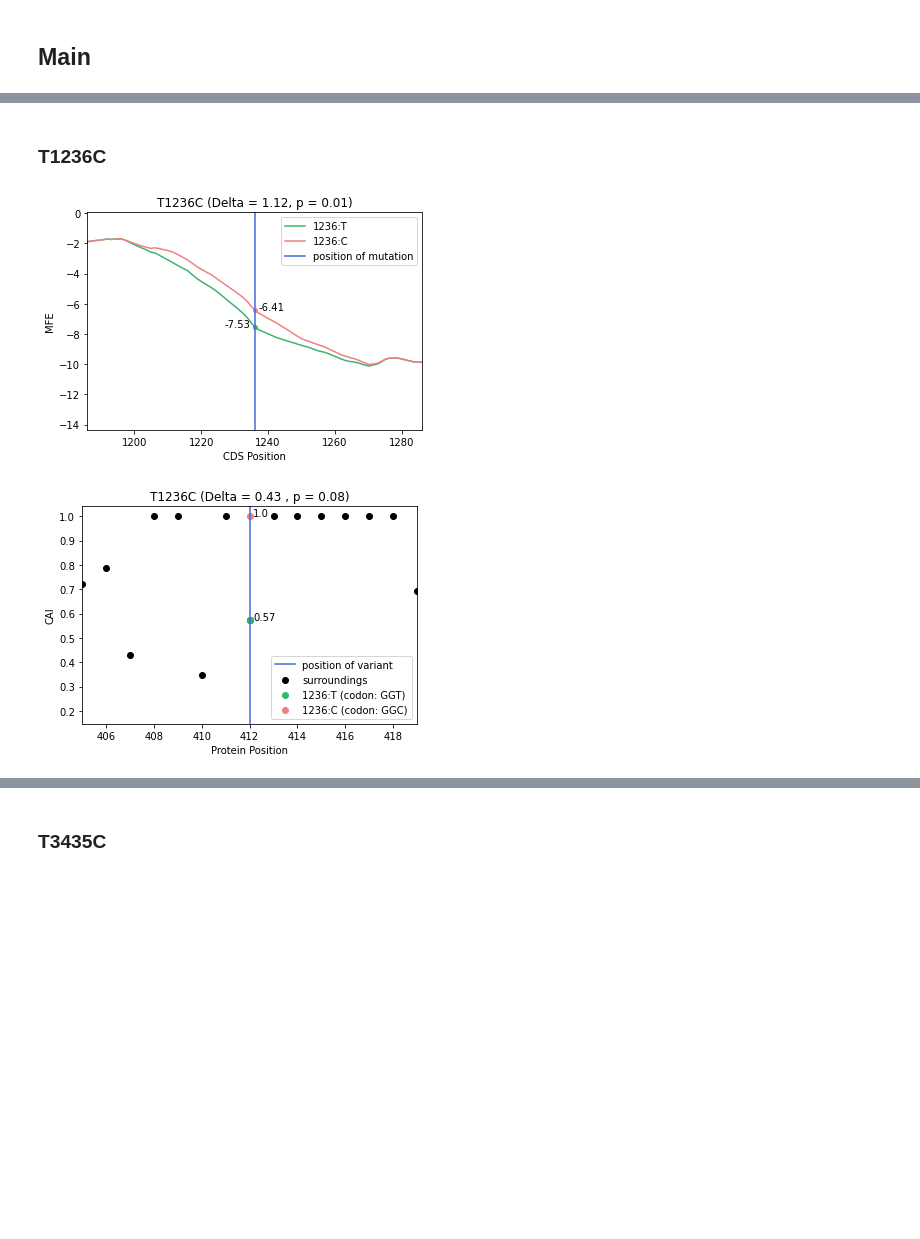
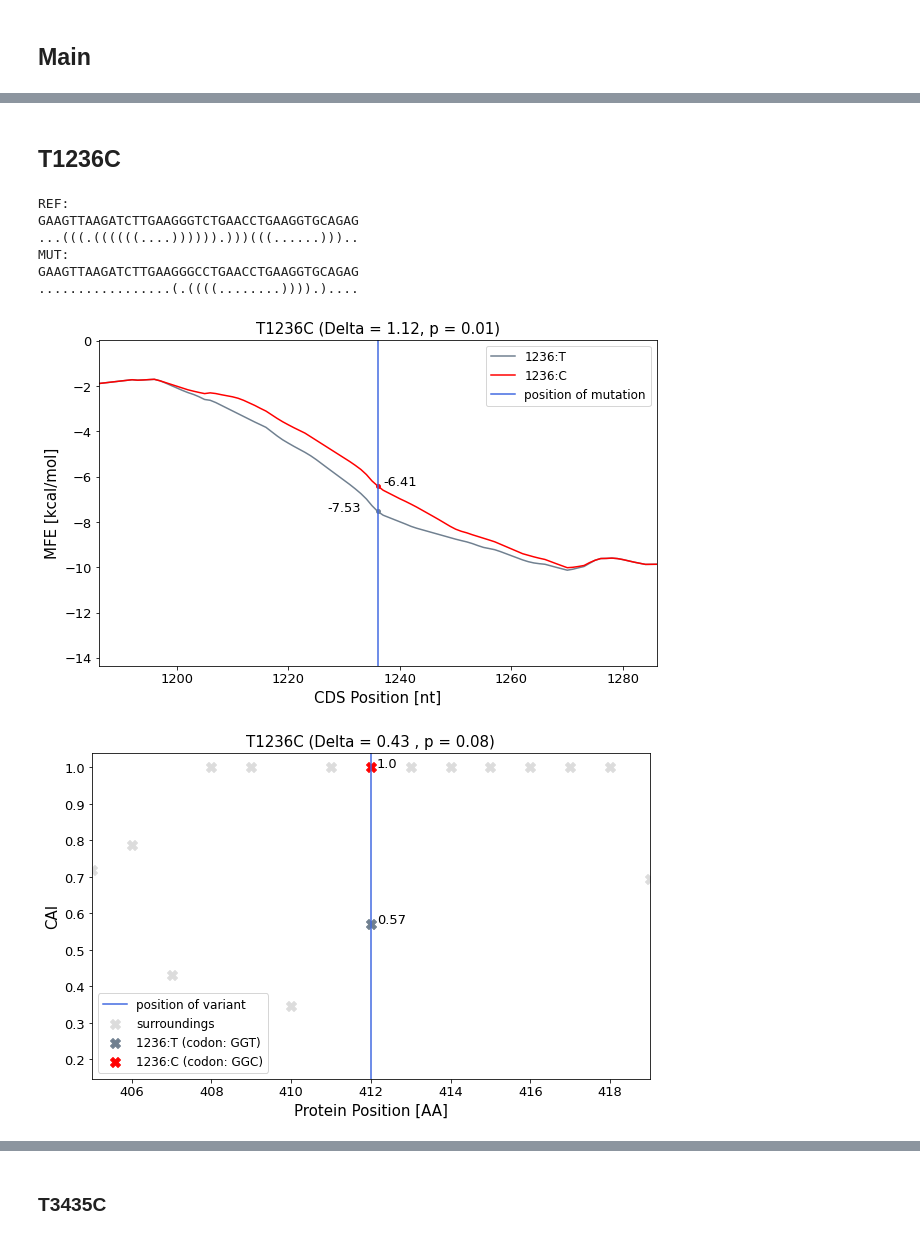
Before and after one commit to Talgutman/MDR1_variants, a Jupyter notebook: MDR1_Code/translation_rate_MDR1.ipynb, the cells around one changed output, grey strips where cells are left out. Saved outputs shown, nothing was run; the diff lists cells and outputs as text; code cells hidden in the pictures; blank space fills up the shorter version.

```diff
--- a/MDR1_Code/translation_rate_MDR1.ipynb
+++ b/MDR1_Code/translation_rate_MDR1.ipynb
@@ -28,29 +85,33 @@ and obtained an empirical p-value. Here we retrieve it fore the plot.
 
 def plot_mfe_change(cds_pos_1base: int, mfe_positions: np.array, mfe_positions_mutated: np.array, changed_from: str, changed_to: str, pval: float) -> None:
 
+    plt.figure(figsize=(10, 6))
+
     x = np.arange(mfe_positions.shape[1]) + 1
-    plt.plot(x, mfe_positions.T, label = f'{cds_pos_1base}:{changed_from}', c = 'mediumseagreen')
-    plt.plot(x, mfe_positions_mutated.T, label = f'{cds_pos_1base}:{changed_to}', c = 'lightcoral')
+    plt.plot(x, mfe_positions.T, label = f'{cds_pos_1base}:{changed_from}', c = 'slategrey')
+    plt.plot(x, mfe_positions_mutated.T, label = f'{cds_pos_1base}:{changed_to}', c = 'red')
     delta = np.round((mfe_positions_mutated[0,cds_pos_1base - 1] - mfe_positions[0,cds_pos_1base - 1]),2)
 
     variant = f"{changed_from}{cds_pos_1base}{changed_to}"
     #plt.title(f"Effect of {variant} on the local MFE profile (delta = {delta}, p = {pval})")
-    plt.title(f"{variant} (Delta = {delta}, p = {pval})")
+    plt.title(f"{variant} (Delta = {delta}, p = {pval})", size=15)
 
-    plt.xlabel("CDS Position")
-    plt.ylabel("MFE")
+    plt.xlabel("CDS Position [nt]", size=15)
+    plt.ylabel("MFE [kcal/mol]", size=15)
     plt.axvline(x = cds_pos_1base, color = 'royalblue', label = 'position of mutation')
-    plt.scatter(cds_pos_1base, mfe_positions.T[cds_pos_1base - 1], c = "mediumseagreen", s = 15 )
-    plt.scatter(cds_pos_1base, mfe_positions_mutated.T[cds_pos_1base - 1], c = "lightcoral", s = 15)
+    plt.scatter(cds_pos_1base, mfe_positions.T[cds_pos_1base - 1], c = "slategrey", s = 15 )
+    plt.scatter(cds_pos_1base, mfe_positions_mutated.T[cds_pos_1base - 1], c = "red", s = 15)
 
-    plt.text(cds_pos_1base + 1, mfe_positions_mutated.T[cds_pos_1base - 1] , np.round(mfe_positions_mutated[0,cds_pos_1base - 1],2))
-    plt.text(cds_pos_1base - 9, mfe_positions.T[cds_pos_1base - 1], np.round(mfe_positions[0,cds_pos_1base - 1],2))
+    plt.text(cds_pos_1base + 1, mfe_positions_mutated.T[cds_pos_1base - 1] , np.round(mfe_positions_mutated[0,cds_pos_1base - 1],2), size=13)
+    plt.text(cds_pos_1base - 9, mfe_positions.T[cds_pos_1base - 1], np.round(mfe_positions[0,cds_pos_1base - 1],2), size=13)
+    plt.xticks(fontsize=13)
+    plt.yticks(fontsize=13)
 
-    plt.legend()
+    plt.legend(prop={'size': 12})
     x_min = cds_pos_1base - 50
     x_max = cds_pos_1base + 50
 
     plt.xlim([x_min,x_max])
-    plt.savefig(f'../Figures/MFE/delta_mfe_{changed_from}{cds_pos_1base}{changed_to}.png', bbox_inches = "tight", dpi=500)
+    plt.savefig(f'../Figures/MFE/delta_mfe_{changed_from}{cds_pos_1base}{changed_to}_new_colors.png', bbox_inches = "tight", dpi=500)
 
     plt.show()
@@ -213,41 +331,60 @@ dict_freq1000 = dict((codon.replace("U","T"), float(freq)) for codon, freq in co
 # %% [markdown]
-### T1236C
+## T1236C
 # %%
-''' Variant info '''
+''' Get variant info '''
 
-variant_name = variant_info[1]["variant_name"]
-aa_position = variant_info[1]["aa_position"]
-cds_position = variant_info[1]["cds_position"]
-codon_before = variant_info[1]["codon_before"]
-codon_after = variant_info[1]["codon_after"]
-change_from = variant_info[1]["change_from"]
-change_to = variant_info[1]["change_to"]
+mut_num = 1
+variant_name = variant_info[mut_num]["variant_name"]
+aa_position = variant_info[mut_num]["aa_position"]
+cds_position = variant_info[mut_num]["cds_position"]
+codon_before = variant_info[mut_num]["codon_before"]
+codon_after = variant_info[mut_num]["codon_after"]
+change_from = variant_info[mut_num]["change_from"]
+change_to = variant_info[mut_num]["change_to"]
+# %%
+'''
+Get information for secondary structure plot - will later be ploted with forna
+(http://rna.tbi.univie.ac.at/forna/) - Figure 2 in the main paper
+'''
+
+margin = 20
+info_for_secondary_struct_plot(nt_CDS, cds_position, change_to, margin)
+# %% [output]
+REF:
+GAAGTTAAGATCTTGAAGGGTCTGAACCTGAAGGTGCAGAG
+...(((.((((((....)))))).)))(((......)))..
+MUT:
+GAAGTTAAGATCTTGAAGGGCCTGAACCTGAAGGTGCAGAG
+.................(.((((........)))).)....
 # %%
-''' mfe '''
+''' Plot mfe profiles - Figure 2 in the main paper '''
 measure = "mfe"
 
 #get mfe profile of the original sequence
 mfe_windows = calc_windows_mfe(nt_CDS, 39) #calculate mfe per window
 mfe_positions = calc_mfe_per_position(mfe_windows, 'original', 38, 39) #change to mfe per position
 
 #get mfe profile of the mutated sequence
 nt_CDS_mut = mutate_cds_sequence(nt_CDS, cds_position, change_to) #mutate the sequence
 mfe_windows_mut = calc_windows_mfe(nt_CDS_mut, 39) #calculate mfe per window
 mfe_positions_mut = calc_mfe_per_position(mfe_windows_mut, 'original', 38, 39) #change to mfe per position
 
 #we also calculated a p-value in the notebook "p_vals_mfe.ipynb"
 pvalue = pd.read_pickle(f"../Results/{measure}/delta_{measure}/pval_{change_from}{cds_position}{change_to}.pickle")
 
 #plot both
 plot_mfe_change(cds_position, mfe_positions, mfe_positions_mut, change_from, change_to, np.round(pvalue,2))
 # %% [output]
-[figure, old version]
+[figure, new version]
 # %%
-''' CAI '''
+''' Plot CAI change - figure 3 in the main paper '''
+
 measure = "CAI"
 pval = np.round(pd.read_pickle(f"../Results/{measure}/delta_{measure}/pval_{cds_position}.pickle"),2)
+#pvals were calculated in p_vals_CUB_MDR1.ipynb
 
-plot_cub_change(variant_name, measure, len_aa, cai_of_cds, codon_usage_dict, aa_position, cds_position, codon_before, codon_after, change_from, change_to, pval)
+plot_cub_change(variant_name, measure, len_aa, cai_of_cds, codon_usage_dict, aa_position, cds_position, codon_before, codon_after,
+                change_from, change_to, pval)
 # %% [output]
-[figure, old version]
+[figure, new version]
 # %%
```
Also changed, not shown: parts of 35 cells of this notebook, 42 other files.
